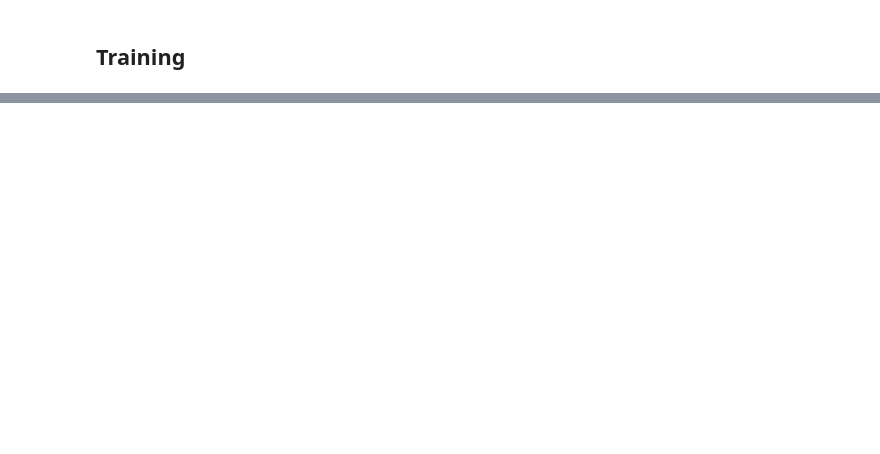
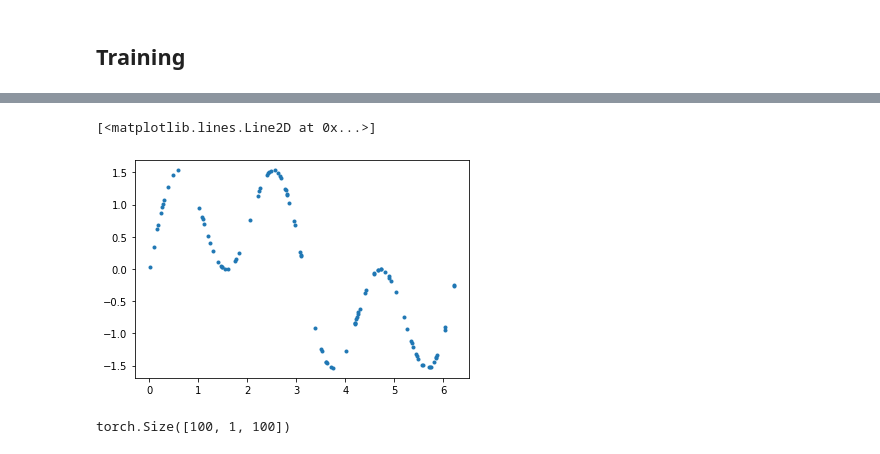
Before and after one commit to emanbuc/ML-GAN, a Jupyter notebook: 1D-DCGAN.ipynb, the cells around one changed output, grey strips where cells are left out. Cells and saved outputs as stored; diff of their text form; code cells hidden in the pictures; blank space fills up the shorter version.

```diff
--- a/1D-DCGAN.ipynb
+++ b/1D-DCGAN.ipynb
@@ -201,0 +200,7 @@ class WavDataset(Dataset):
+# %%
+# Load all of our songs
+N = 40
+C_in = 1 # Number of channels in the input data
+train_data_length = 100
+
+train_data = torch.zeros((batch_size,C_in,train_data_length))
@@ -202 +227,15 @@ class WavDataset(Dataset):
+# %%
+
+timebase= 2*math.pi*torch.rand(train_data_length)
+train_data[:, 0] = torch.sin(timebase)+torch.sin(3*timebase)+0.001*torch.randn(train_data_length)
+dataset = torch.rand([batch_size, C_in, train_data_length])
+plt.plot(timebase, train_data[0, 0,:], ".")
+# %% [output]
+[<matplotlib.lines.Line2D at 0x...>]
+[figure, added]
+# %%
+
+train_data.size()
+# %% [output]
+torch.Size([100, 1, 100])
 # %%
```
Also changed, not shown: parts of 12 cells of this notebook.
